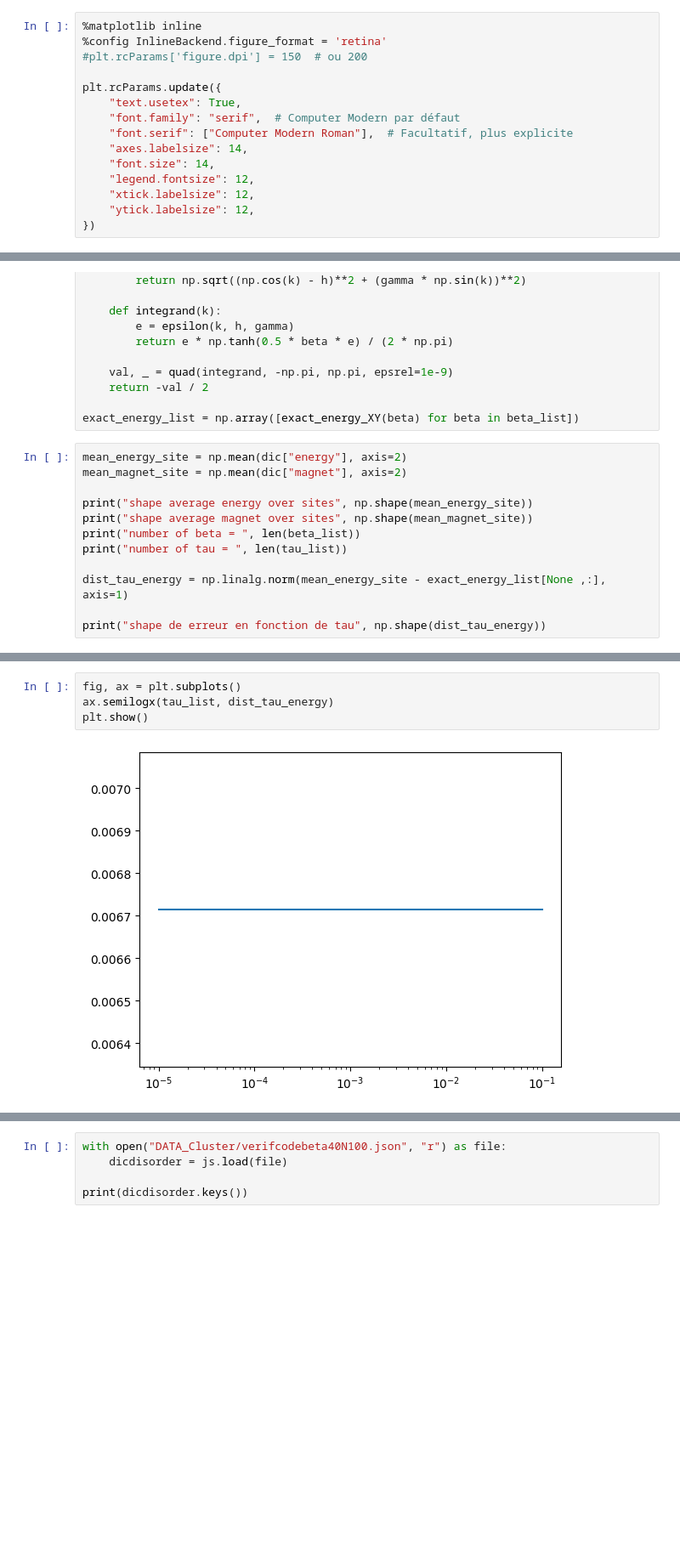
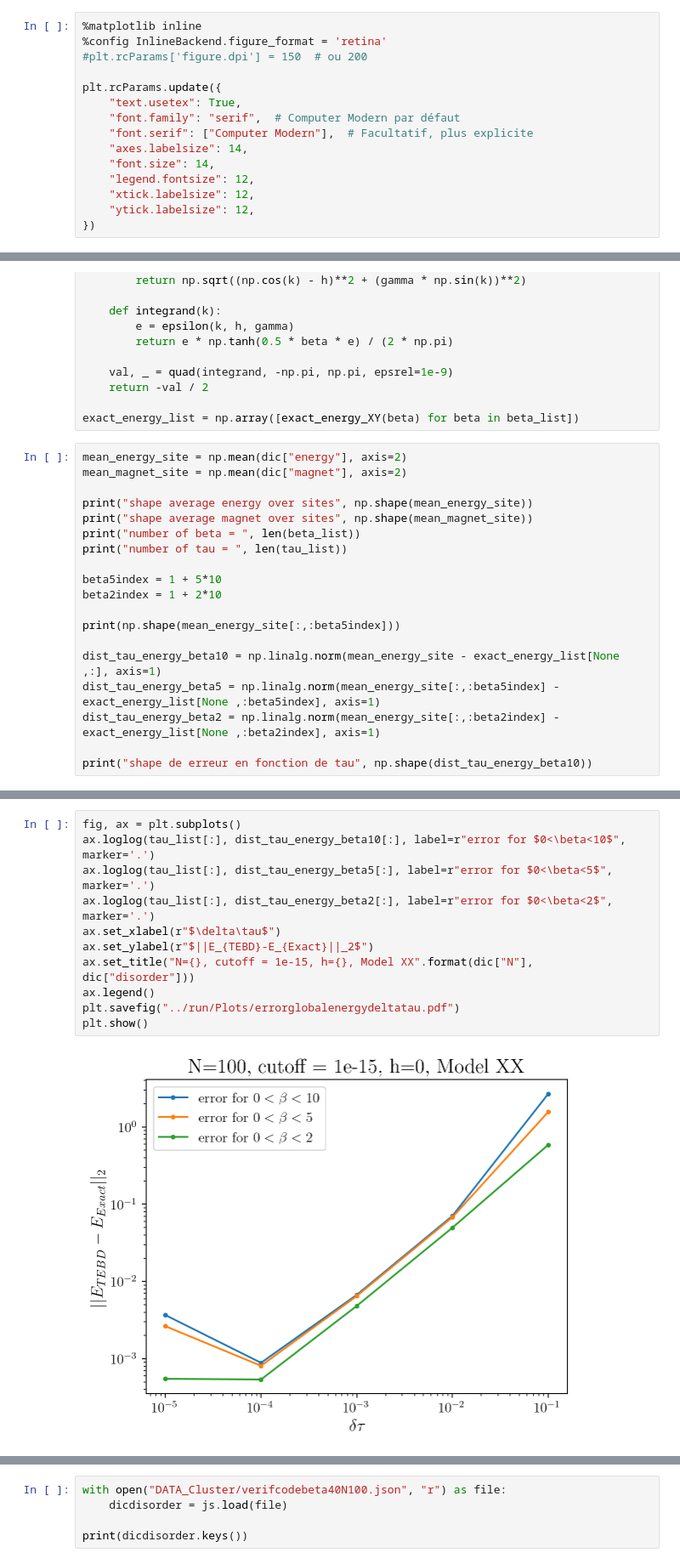
Before and after one commit to romanbeauvallet/Many-Body-Localization, a Jupyter notebook: analyse_simulations_julia/analysis_local.ipynb, the cells around one changed output, grey strips where cells are left out. Shown: that part at 85% size. Drawn from its saved outputs; the diff is of its cells as text; blank space fills up the shorter version.

```diff
--- a/analyse_simulations_julia/analysis_local.ipynb
+++ b/analyse_simulations_julia/analysis_local.ipynb
@@ -10,7 +10,7 @@ import json as js
 plt.rcParams.update({
     "text.usetex": True,
     "font.family": "serif",  # Computer Modern par défaut
-    "font.serif": ["Computer Modern Roman"],  # Facultatif, plus explicite
+    "font.serif": ["Computer Modern"],  # Facultatif, plus explicite
     "axes.labelsize": 14,
     "font.size": 14,
     "legend.fontsize": 12,
@@ -53,9 +57,16 @@ print("shape average magnet over sites", np.shape(mean_magnet_site))
 print("number of beta = ", len(beta_list))
 print("number of tau = ", len(tau_list))
 
-dist_tau_energy = np.linalg.norm(mean_energy_site - exact_energy_list[None ,:], axis=1)
+beta5index = 1 + 5*10
+beta2index = 1 + 2*10
 
-print("shape de erreur en fonction de tau", np.shape(dist_tau_energy))
+print(np.shape(mean_energy_site[:,:beta5index]))
+
+dist_tau_energy_beta10 = np.linalg.norm(mean_energy_site - exact_energy_list[None ,:], axis=1)
+dist_tau_energy_beta5 = np.linalg.norm(mean_energy_site[:,:beta5index] - exact_energy_list[None ,:beta5index], axis=1)
+dist_tau_energy_beta2 = np.linalg.norm(mean_energy_site[:,:beta2index] - exact_energy_list[None ,:beta2index], axis=1)
+
+print("shape de erreur en fonction de tau", np.shape(dist_tau_energy_beta10))
 # %% [output]
 shape average energy over sites (5, 101)
 shape average magnet over sites (5, 101)
@@ -64,10 +76,17 @@ number of tau =  5
 shape de erreur en fonction de tau (5,)
 # %%
 fig, ax = plt.subplots()
-ax.semilogx(tau_list, dist_tau_energy)
+ax.loglog(tau_list[:], dist_tau_energy_beta10[:], label=r"error for $0<\beta<10$", marker='.')
+ax.loglog(tau_list[:], dist_tau_energy_beta5[:], label=r"error for $0<\beta<5$", marker='.')
+ax.loglog(tau_list[:], dist_tau_energy_beta2[:], label=r"error for $0<\beta<2$", marker='.')
+ax.set_xlabel(r"$\delta\tau$")
+ax.set_ylabel(r"$||E_{TEBD}-E_{Exact}||_2$")
+ax.set_title("N={}, cutoff = 1e-15, h={}, Model XX".format(dic["N"], dic["disorder"]))
+ax.legend()
+plt.savefig("../run/Plots/errorglobalenergydeltatau.pdf")
 plt.show()
 # %% [output]
-[figure, old version]
+[figure, new version]
 # %%
 error_beta_tau = {}
 
```
Also changed, not shown: parts of 8 cells of this notebook, 1 other file.
